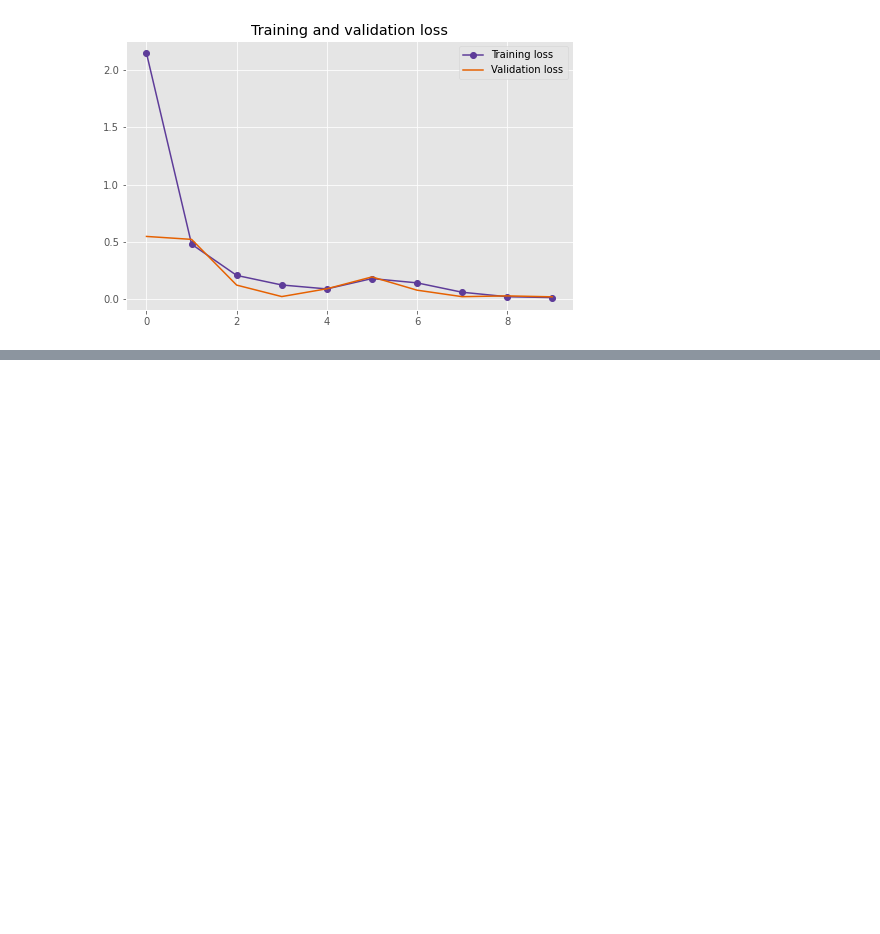
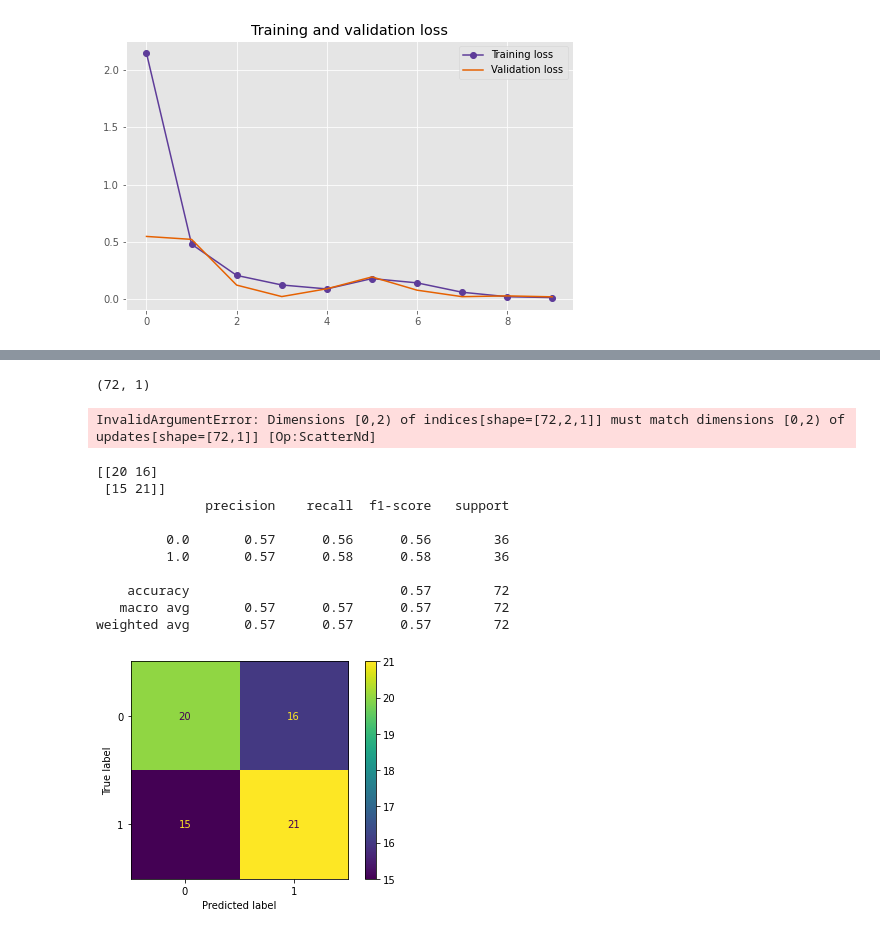
Before and after one commit to tamtam0/ist_718_project, a Jupyter notebook: project_nn.ipynb, the cells around one changed output, grey strips where cells are left out. Cells and saved outputs as stored; diff of their text form; code cells hidden in the pictures; blank space fills up the shorter version.

Commit message:
Final Models

```diff
--- a/project_nn.ipynb
+++ b/project_nn.ipynb
@@ -337,0 +319,37 @@ Test accuracy: 0.9583333134651184
+# %%
+predections=model2.predict(test_ds_norm)
+# %%
+predicted=tf.round(predections)
+# %%
+#predections.shape
+test_labels.shape
+# %% [output]
+(72, 1)
+# %%
+tf.math.confusion_matrix(test_labels,predections,num_classes=2)
+# %% [output]
+InvalidArgumentError: Dimensions [0,2) of indices[shape=[72,2,1]] must match dimensions [0,2) of updates[shape=[72,1]] [Op:ScatterNd]
+# %%
+
+from sklearn.metrics import confusion_matrix, ConfusionMatrixDisplay, classification_report
+cnf_matrix = confusion_matrix(test_labels, predicted)
+print(cnf_matrix)
+cf_report = classification_report(test_labels, predicted)
+print(cf_report)
+
+# plot_confusion_matrix(cnf_matrix,X_test,y_test)
+disp = ConfusionMatrixDisplay(confusion_matrix=cnf_matrix)
+disp.plot()
+plt.show()
+# %% [output]
+[[20 16]
+ [15 21]]
+              precision    recall  f1-score   support
+
+         0.0       0.57      0.56      0.56        36
+         1.0       0.57      0.58      0.58        36
+
+    accuracy                           0.57        72
+   macro avg       0.57      0.57      0.57        72
+weighted avg       0.57      0.57      0.57        72
+[figure, added]
```
Also changed, not shown: parts of 9 cells of this notebook, 3 other files.
